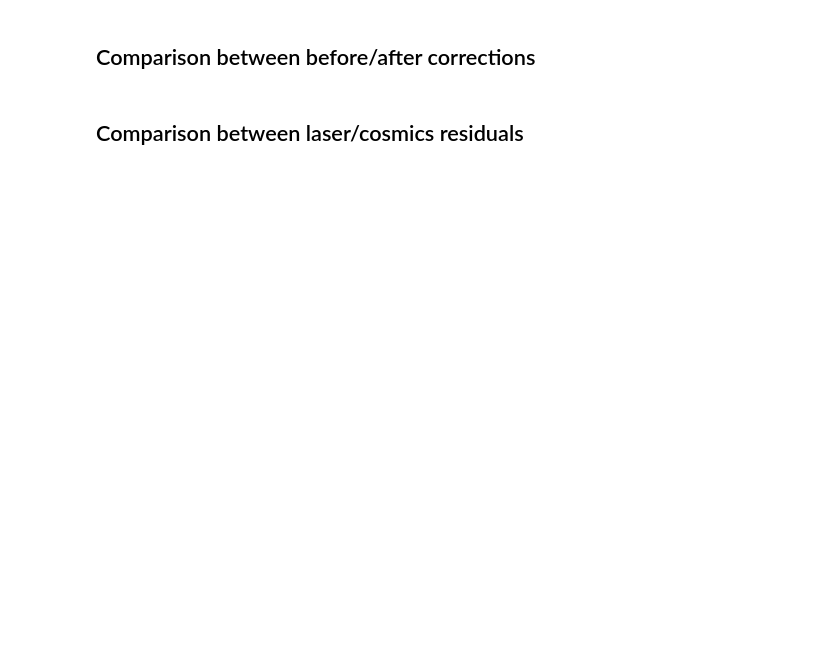
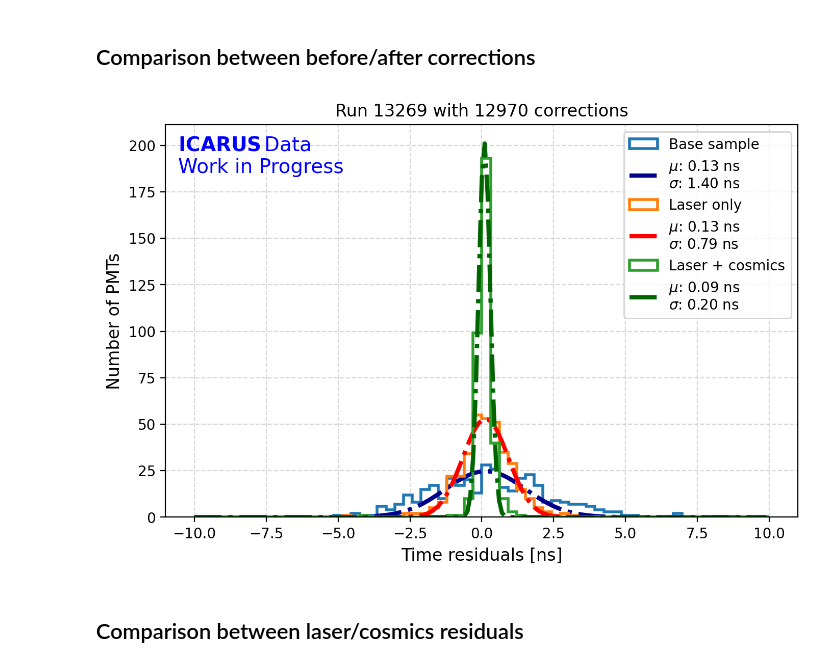
Before and after one commit to mvicenzi/pmt-calibration, a Jupyter notebook: cosmics-timing/residuals/compare-residuals.ipynb, the cells around one changed output. Cells and saved outputs as stored; diff of their text form; code cells hidden in the pictures; blank space fills up the shorter version.

```diff
--- a/cosmics-timing/residuals/compare-residuals.ipynb
+++ b/cosmics-timing/residuals/compare-residuals.ipynb
@@ -11,11 +11,11 @@ colors = prop_cycle.by_key()['color']
 # %%
 OUTPATH = "/exp/icarus/data/users/mvicenzi/pmt-calibration/residualsdb/"
 
-run = 11816
-corr = 11813
-nolaser = OUTPATH + "Run_3/run{}_residuals_nocorr.csv".format(run)
-laser =  OUTPATH + "Run_3/run{}_residuals_laseronly.csv".format(run)
-cosmics = OUTPATH + "Run_3/run{}_residuals_lasercosmics.csv".format(run)
+run = 13269
+corr = 12970
+nolaser = OUTPATH + "Run_4/run{}_residuals_nocorr.csv".format(run)
+laser =  OUTPATH + "Run_4/run{}_residuals_laseronly.csv".format(run)
+cosmics = OUTPATH + "Run_4/run{}_residuals_lasercosmics.csv".format(run)
 # %%
 dfnolaser = pd.read_csv(nolaser)
 dflaser = pd.read_csv(laser)
@@ -77,35 +84,37 @@ l_laserf = "$\mu$: {:.2f} ns\n$\sigma$: {:.2f} ns".format(param2[1],param2[2])
 l_cosmics = "Laser + cosmics"
 l_cosmicsf = "$\mu$: {:.2f} ns\n$\sigma$: {:.2f} ns".format(param3[1],param3[2])
 plt.hist(dfnolaser.mean_residual_ns, bins=b, linewidth=2, range=r, histtype="step", label=l_nolaser)
 plt.plot(xss,gaus(xss,*param1),"-.",color="darkblue",lw=3, label=l_nolaserf)
 plt.hist(dflaser.mean_residual_ns, bins=b, linewidth=2, range=r, histtype="step", label=l_laser)
 plt.plot(xss,gaus(xss,*param2),"-.",color="red",lw=3, label=l_laserf)
 plt.hist(dfcosmics.mean_residual_ns, bins=b, linewidth=2, range=r, histtype="step", label=l_cosmics)
 plt.plot(xss,gaus(xss,*param3),"-.",color="darkgreen",lw=3, label=l_cosmicsf)
 handles, labels = plt.gca().get_legend_handles_labels()
-order = [3,0,4,1,5,2] ## for just 2
+order = [0,1,2,3,4,5] ## for just 2
 #order = [2,0,3,1]
 plt.legend([handles[idx] for idx in order],[labels[idx] for idx in order])
 
 ### PLOT SINGLE
 #l_cosmics = "Gaussian fit\n$\mu$: {:.2f} ns\n$\sigma$: {:.2f} ns".format(param3[1],param3[2])
 #plt.hist(dfcosmics.mean_residual_ns, bins=b, linewidth=2, range=r, histtype="step")
 #plt.plot(xss,gaus(xss,*param3),"-.",color="red",lw=3,label=l_cosmics)
 #plt.xlim((-5,5))
 #plt.legend()
 
 watermark = r'$\mathbf{ICARUS}\,$' + 'Data\nWork in Progress'
 plt.text(0.02, 0.92, watermark, fontsize=14, color='blue', alpha=1,
          ha='left', va='center', transform=plt.gca().transAxes)
 
 plt.xlabel("Time residuals [ns]",fontsize=12)
 plt.ylabel("Number of PMTs",fontsize=12)
 plt.title("Run {} with {} corrections".format(run,corr))
 
 plt.grid(linestyle="dashed",alpha=0.5)
 name = "figs/run{}_base_vs_laseronly_vs_lasercosmics_w{}".format(run,corr)
-#plt.savefig(name+".pdf",dpi=200)
+plt.savefig(name+".pdf",dpi=200)
 plt.show()
+# %% [output]
+[figure, added]
 # %% [markdown]
 ## Comparison between laser/cosmics residuals
 # %%
```
Also changed, not shown: parts of 5 cells of this notebook, 13 other files.
